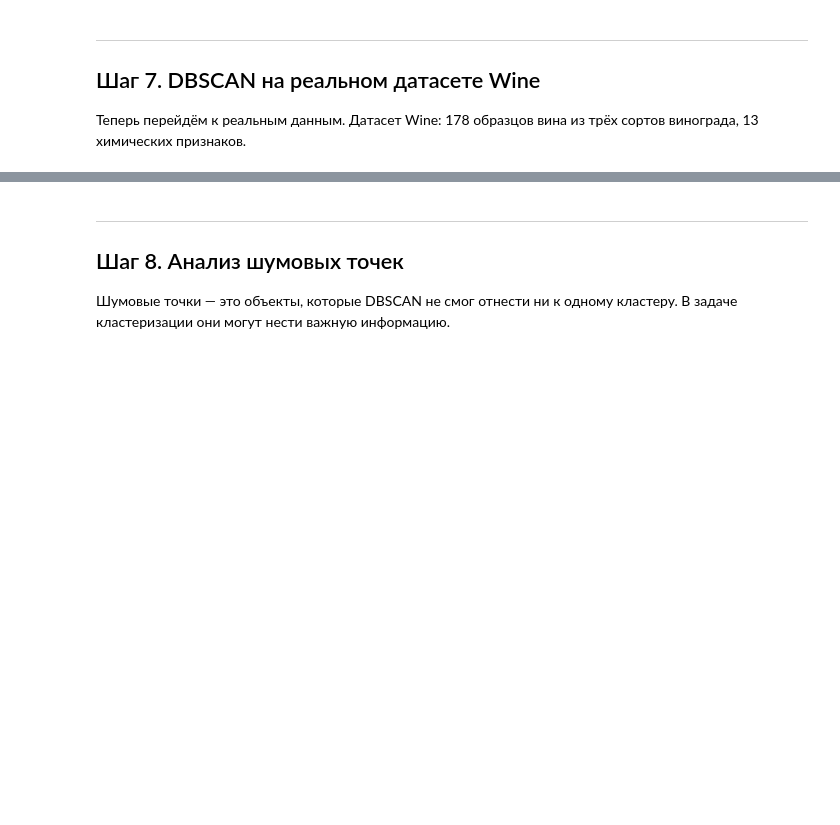
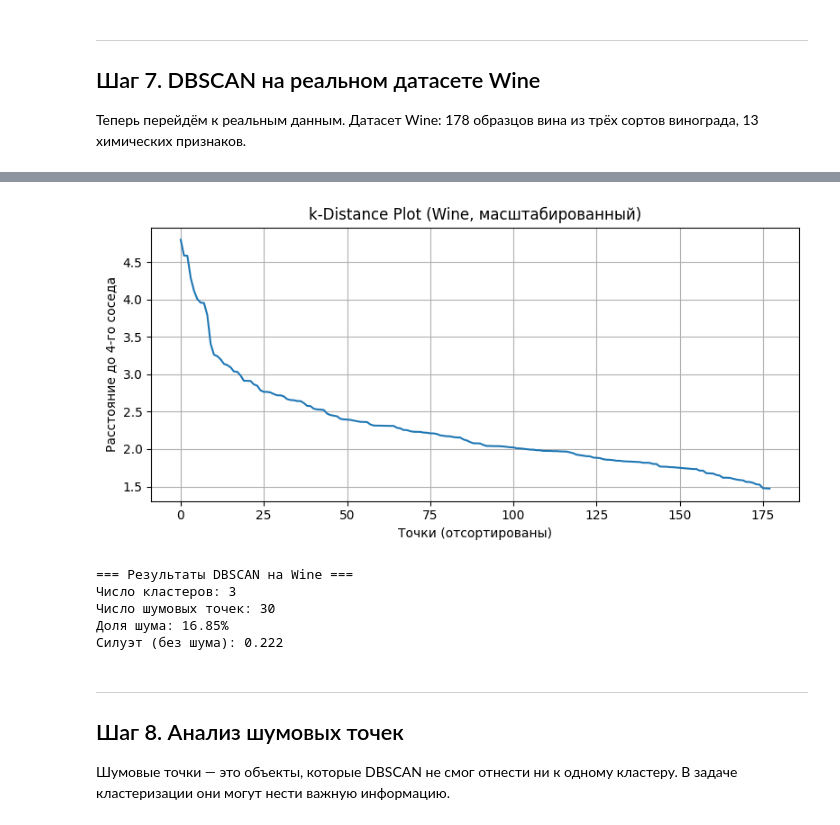
Before and after one commit to topj0bstule/ML_Course, a Jupyter notebook: hw17_/clustering2_practice_student.ipynb, the cells around one changed output, grey strips where cells are left out. Saved outputs shown, nothing was run; the diff lists cells and outputs as text; code cells hidden in the pictures; blank space fills up the shorter version.

```diff
--- a/hw17_/clustering2_practice_student.ipynb
+++ b/hw17_/clustering2_practice_student.ipynb
@@ -327,34 +354,65 @@ print(df_wine.describe().round(2))
 # %%
 # YOUR CODE HERE
 # 1. Масштабируйте X_wine с помощью StandardScaler
 # 2. Постройте k-distance plot (k=4)
 # 3. Визуально определите «локоть» и запишите подходящее eps
 
-X_wine_scaled = None  # замените
+wine_scaler = StandardScaler()
+X_wine_scaled = wine_scaler.fit_transform(X_wine)
 k_wine = 4
-k_dist_wine = None
+wine_nn = NearestNeighbors(n_neighbors=k_wine)
+wine_nn.fit(X_wine_scaled)
+
+distances_wine, ind_wine = wine_nn.kneighbors(X_wine_scaled)
+k_dist_wine = np.sort(distances_wine[:, -1])[::-1]
 
 plt.figure(figsize=(8, 4))
 if k_dist_wine is not None:
     plt.plot(k_dist_wine)
 plt.xlabel("Точки (отсортированы)")
 plt.ylabel(f"Расстояние до {k_wine}-го соседа")
 plt.title("k-Distance Plot (Wine, масштабированный)")
 plt.grid(True)
 plt.tight_layout()
 plt.show()
+# %% [output]
+[figure, added]
 # %%
 # YOUR CODE HERE
 # 1. Запустите DBSCAN на X_wine_scaled с выбранным eps и min_samples=4
 # 2. Выведите: число кластеров, число шумовых точек, долю шума
 # 3. Если кластеров > 1, вычислите силуэт (исключив шум)
 
-eps_wine = 2.0   # ИЗМЕНИТЕ на основе k-distance plot
+eps_wine = 2.35
+dbscan_wine = DBSCAN(eps=eps_wine, min_samples=3)
+labels_wine = dbscan_wine.fit_predict(X_wine_scaled)
 
-labels_wine = None  # замените
+n_clusters = len(set(labels_wine)) - (1 if -1 in labels_wine else 0)
+n_noise = (labels_wine == -1).sum()
+noise = n_noise / len(labels_wine)
+
+if n_clusters > 1:
+    mask = labels_wine != -1
+    if len(set(labels_wine[mask])) >= 2:
+        score_wine = silhouette_score(X_wine_scaled[mask], labels_wine[mask])
+    else:
+        score_wine = None
+
 
 print("=== Результаты DBSCAN на Wine ===")
-# ваш код для вывода статистики
+print(f"Число кластеров: {n_clusters}")
+print(f"Число шумовых точек: {n_noise}")
+print(f"Доля шума: {noise:.2%}")
+if n_clusters > 1 and score_wine is not None:
+    print(f"Силуэт (без шума): {score_wine:.3f}")
+else:
+    print("Силуэт: не вычислен (меньше 2 кластеров или нет данных)")
+# %% [output]
+=== Результаты DBSCAN на Wine ===
+Число кластеров: 3
+Число шумовых точек: 30
+Доля шума: 16.85%
+Силуэт (без шума): 0.222
 # %% [markdown]
 ---
 ## Шаг 8. Анализ шумовых точек
```
Also changed, not shown: parts of 6 cells of this notebook.
